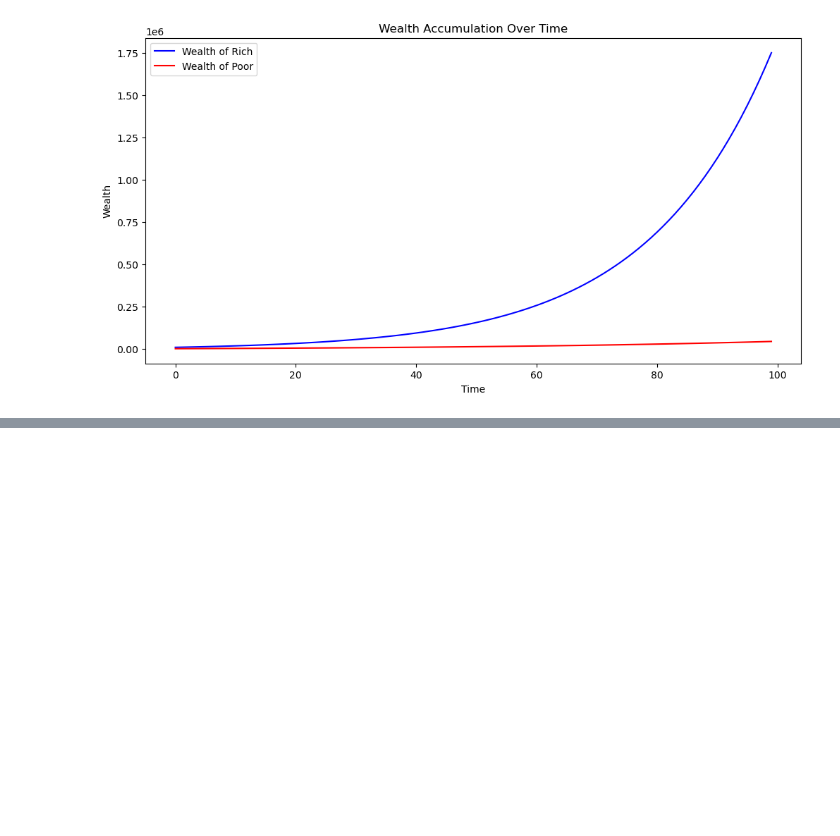
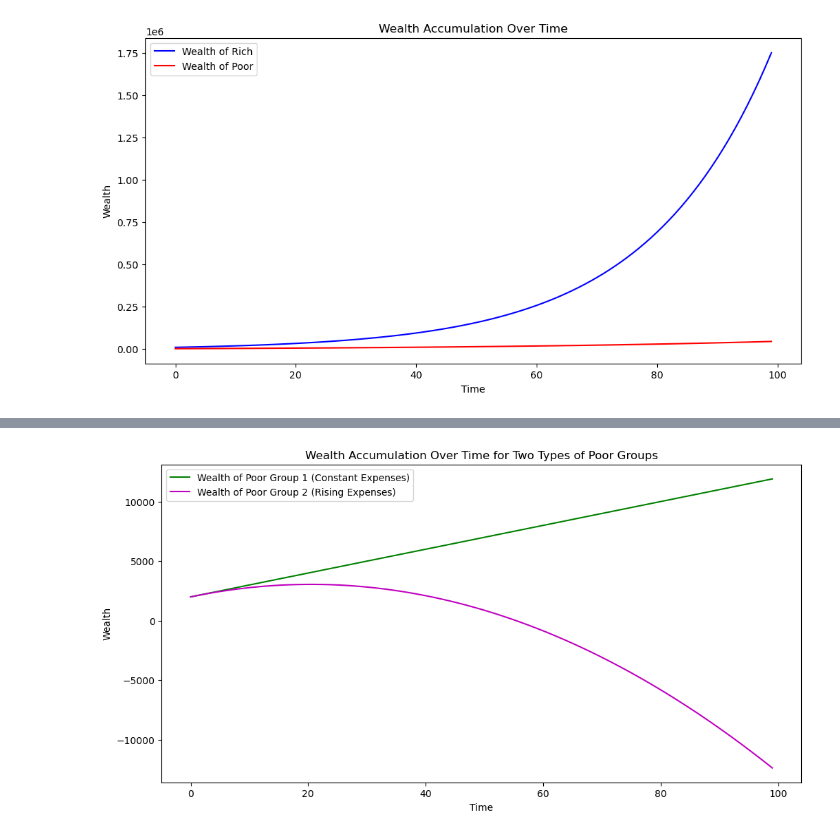
Before and after one commit to DiogoRibeiro7/Medium-Blog, a Jupyter notebook: wealth_inequality.ipynb, the cells around one changed output, grey strips where cells are left out. Cells and saved outputs as stored; diff of their text form; code cells hidden in the pictures; blank space fills up the shorter version.

```diff
--- a/wealth_inequality.ipynb
+++ b/wealth_inequality.ipynb
@@ -90,0 +222,71 @@ plt.show()
+# %%
+# Define a function to simulate wealth accumulation for two types of poor groups with different expenditure behaviors
+def simulate_wealth_poor_groups(T, r_p, I_p, E_p1, E_p2, W_p1_0, W_p2_0, transfer_rate, inflation_rate, expense_increase_rate):
+    """
+    Simulates the wealth accumulation for two types of poor groups over time T. One group increases their expenses with income,
+    and the other keeps expenses constant.
+
+    Parameters:
+        T (int): Total time steps
+        r_p (float): Rate of return for poor groups
+        I_p (float): Income for poor groups
+        E_p1 (float): Initial expenditure for poor group 1 (expenses stay constant)
+        E_p2 (float): Initial expenditure for poor group 2 (expenses increase with income)
+        W_p1_0 (float): Initial wealth for poor group 1
+        W_p2_0 (float): Initial wealth for poor group 2
+        transfer_rate (float): Rate of wealth transfer from poor to rich (applies to both groups)
+        inflation_rate (float): Inflation rate affecting both poor groups
+        expense_increase_rate (float): Rate of increase in expenses for poor group 2 as their income increases
+
+    Returns:
+        wealth_poor1 (list): Wealth of poor group 1 at each time step
+        wealth_poor2 (list): Wealth of poor group 2 at each time step
+    """
+
+    # Initialize wealth arrays
+    wealth_poor1 = [W_p1_0]
+    wealth_poor2 = [W_p2_0]
+
+    # Simulation loop
+    for t in range(1, T):
+        # Calculate the wealth transfer affecting both poor groups (for simplicity, assume it's the same for both)
+        wealth_transfer1 = transfer_rate * wealth_poor1[-1]
+        wealth_transfer2 = transfer_rate * wealth_poor2[-1]
+
+        # Adjust the rate of return for both poor groups to account for inflation
+        adjusted_r_p = r_p - inflation_rate
+
+        # Calculate the new wealth based on previous wealth, differential equation model, wealth transfer, and inflation
+        new_wealth_poor1 = wealth_poor1[-1] + adjusted_r_p * wealth_poor1[-1] + I_p - E_p1 - wealth_transfer1
+        new_wealth_poor2 = wealth_poor2[-1] + adjusted_r_p * wealth_poor2[-1] + I_p - E_p2 - wealth_transfer2
+
+        # Increase the expenses for poor group 2 as their income increases
+        E_p2 += expense_increase_rate * I_p
+
+        # Append the new wealth values to the lists
+        wealth_poor1.append(new_wealth_poor1)
+        wealth_poor2.append(new_wealth_poor2)
+
+    return wealth_poor1, wealth_poor2
+
+# Initial parameters for the two poor groups
+E_p1 = 400  # Initial expenditure for poor group 1 (expenses stay constant)
+E_p2 = 400  # Initial expenditure for poor group 2 (expenses increase with income)
+W_p1_0 = 2000  # Initial wealth for poor group 1
+W_p2_0 = 2000  # Initial wealth for poor group 2
+
+# Run the simulation for the two poor groups
+wealth_poor1, wealth_poor2 = simulate_wealth_poor_groups(T, r_p, I_p, E_p1, E_p2, W_p1_0, W_p2_0, transfer_rate, inflation_rate, expense_increase_rate)
+
+
+# Plotting the results for the two poor groups
+plt.figure(figsize=(12, 6))
+plt.plot(wealth_poor1, label='Wealth of Poor Group 1 (Constant Expenses)', color='g')
+plt.plot(wealth_poor2, label='Wealth of Poor Group 2 (Rising Expenses)', color='m')
+plt.xlabel('Time')
+plt.ylabel('Wealth')
+plt.title('Wealth Accumulation Over Time for Two Types of Poor Groups')
+plt.legend()
+plt.show()
+# %% [output]
+[figure, added]
```
Also changed, not shown: parts of 4 cells of this notebook.
